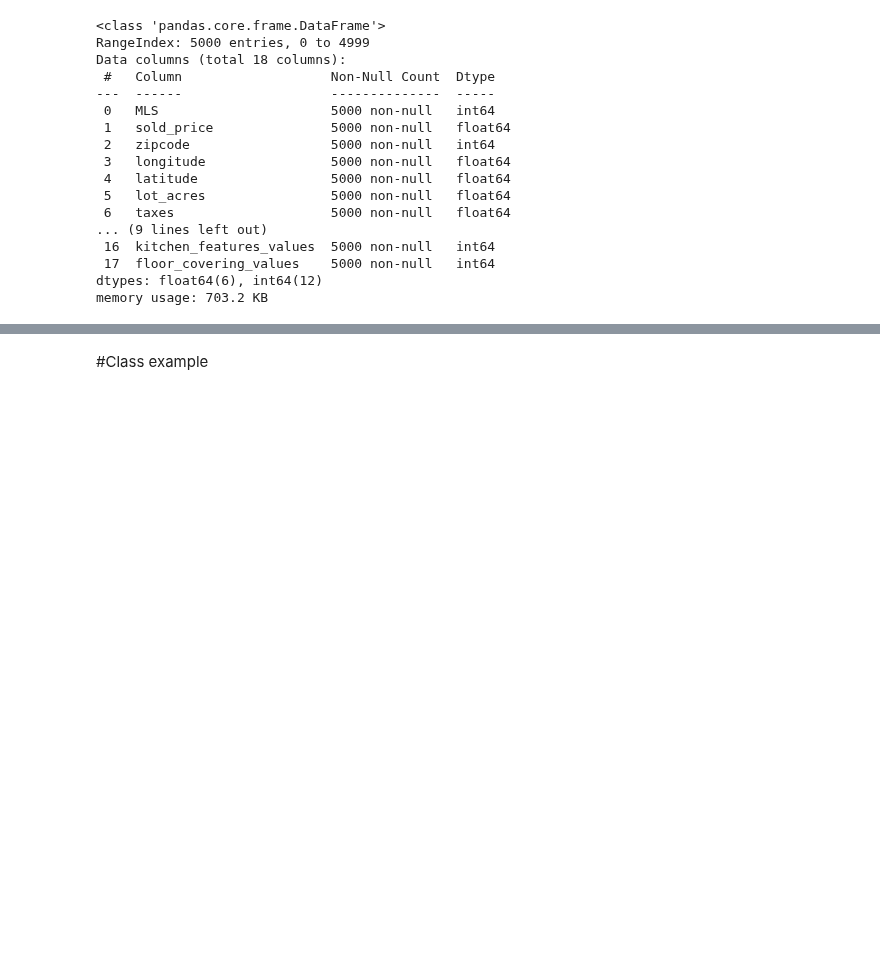
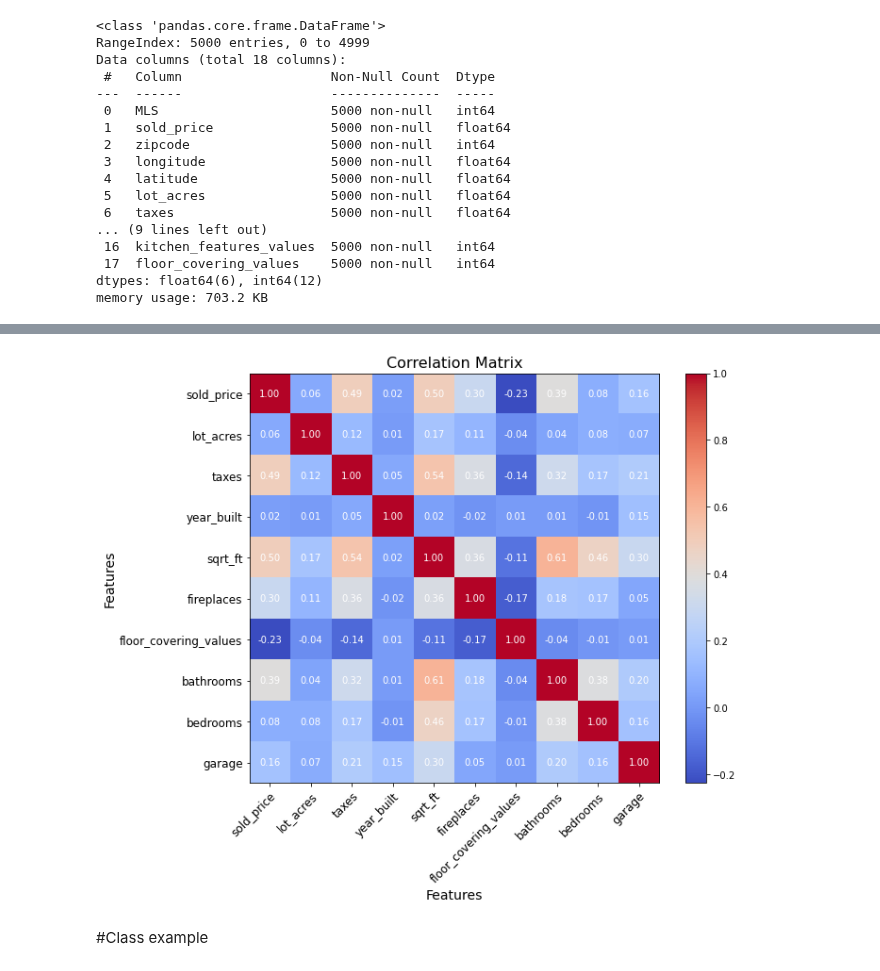
Before and after one commit to DevcoreGJ/HouseLinReg-Price-Renovations, a Jupyter notebook: HouseLinReg_Price_Renovations.ipynb, the cells around one changed output, grey strips where cells are left out. Drawn from its saved outputs; the diff is of its cells as text; code cells hidden in the pictures; blank space fills up the shorter version.

```diff
--- a/HouseLinReg_Price_Renovations.ipynb
+++ b/HouseLinReg_Price_Renovations.ipynb
@@ -663,0 +691,2 @@ plt.show()
+# %%
+data_no_outliers = preprocessor.remove_outliers(data_scaled, columns_to_check, threshold=3)
@@ -664,3 +695,9 @@ plt.show()
+# %%
+data_processor = DataPreprocessor(data_no_outliers)
+# %%
+data_processor.display_correlation_matrix(columns_to_scale)
+# %% [output]
+[figure, added]
 # %% [markdown]
 #Class example
 # %%
```
Also changed, not shown: parts of 13 cells of this notebook.
